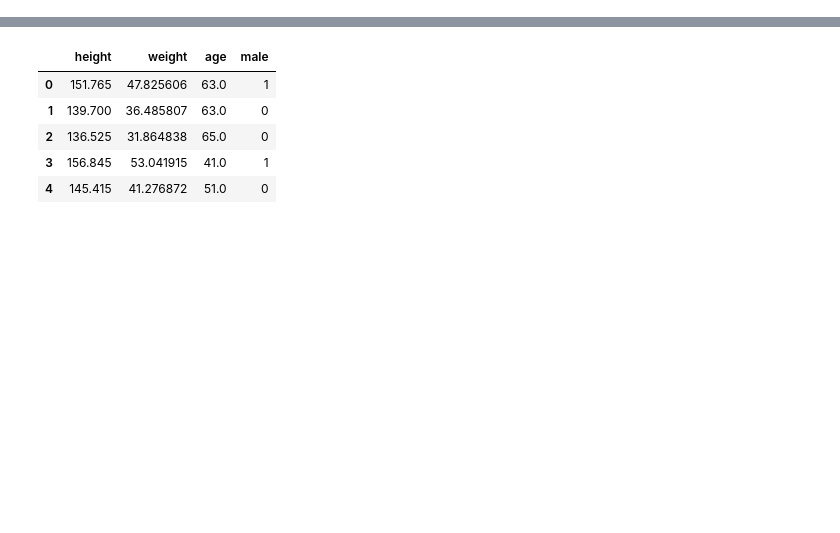
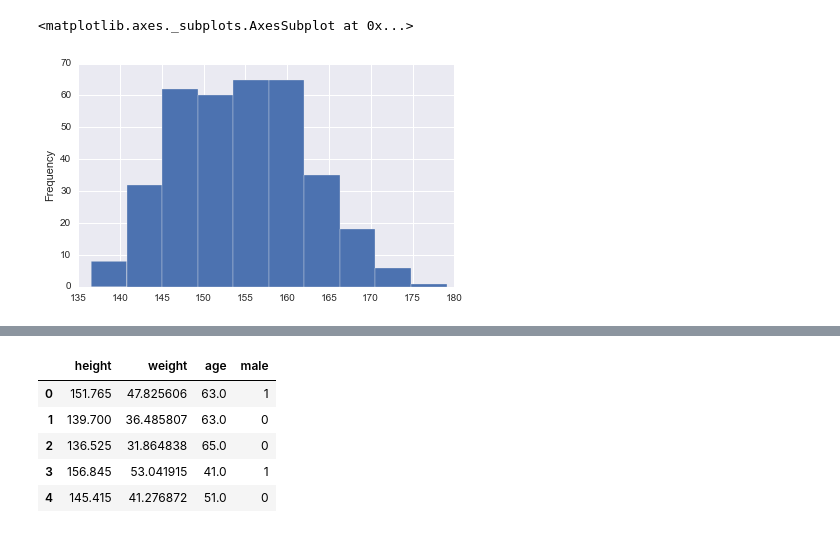
Before and after one commit to ciyer/pandas-intro, a Jupyter notebook: lessons/pandas-for-python-users.ipynb, the cells around one changed output, grey strips where cells are left out. Saved outputs shown, nothing was run; the diff lists cells and outputs as text; code cells hidden in the pictures; blank space fills up the shorter version.

```diff
--- a/lessons/pandas-for-python-users.ipynb
+++ b/lessons/pandas-for-python-users.ipynb
@@ -16,0 +69,6 @@ The data are available in the github repository for the book: https://github.com
+# %%
+# Let's look at how the data are distributed
+adults_df['height'].plot.hist()
+# %% [output]
+<matplotlib.axes._subplots.AxesSubplot at 0x...>
+[figure, added]
```
Also changed, not shown: parts of 26 cells of this notebook, 1 other file.
